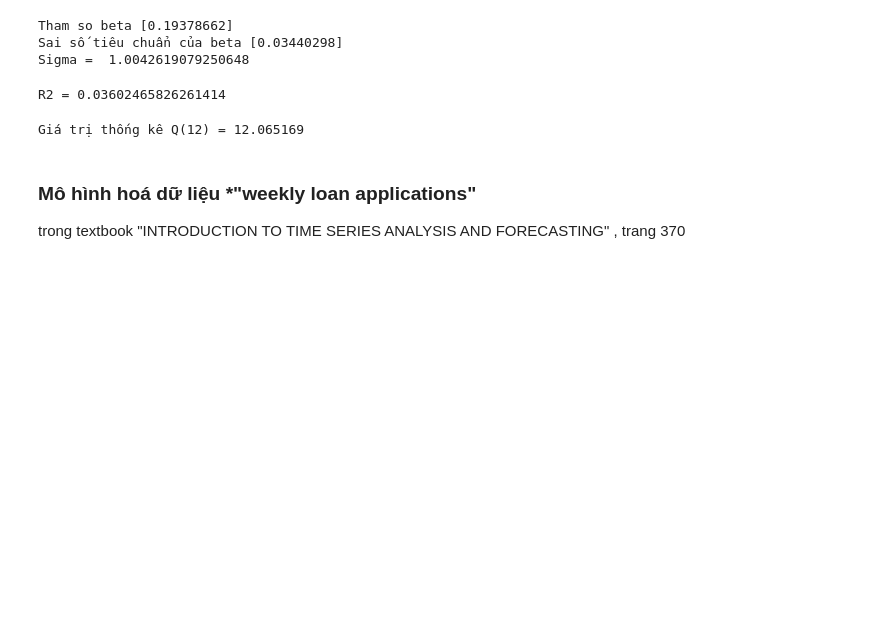
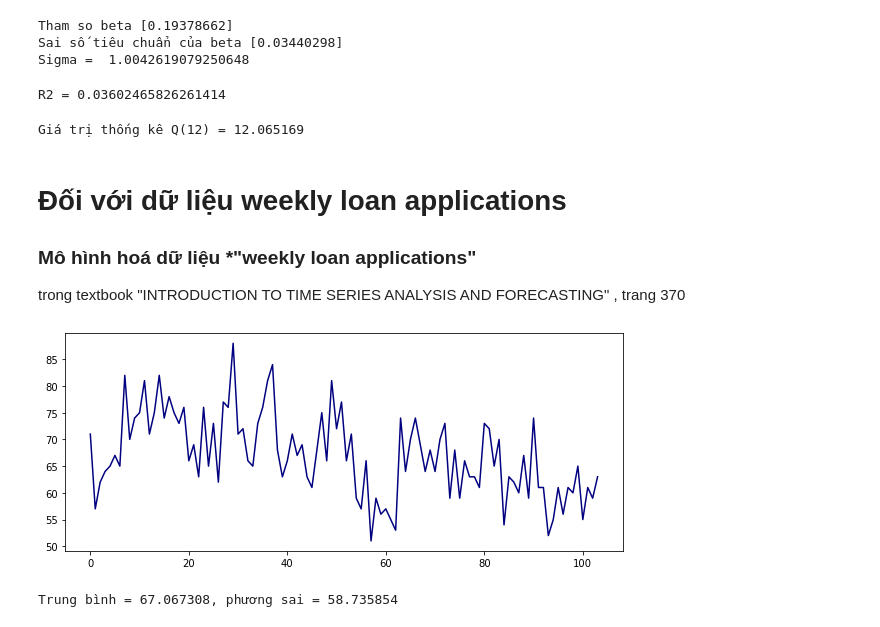
Before and after one commit to tranquocthien/Time-series-analysis, a Jupyter notebook: 3.mo-hinh-ARMA.ipynb, the cells around one changed output. Cells and saved outputs as stored; diff of their text form; code cells hidden in the pictures; blank space fills up the shorter version.

```diff
--- a/3.mo-hinh-ARMA.ipynb
+++ b/3.mo-hinh-ARMA.ipynb
@@ -359,6 +359,6 @@ print("Giá trị thống kê Q(%d) = %f" %(k,Qstat(e,k)))
 Giá trị thống kê Q(12) = 12.065169
 # %% [markdown]
 #
-#
+#  Đối với dữ liệu weekly loan applications
 ### Mô hình hoá dữ liệu *"weekly loan applications"
 trong textbook "INTRODUCTION TO TIME SERIES ANALYSIS AND FORECASTING" , trang 370
@@ -366,0 +365,18 @@ loan = pdf.read_excel('Loan')
+# %%
+# Đọc dữ liệu
+loan = pd.read_csv('data/370-forecasting-book.csv')
+y = loan['Applications'].values
+# Vẽ biểu đồ chỉ chuỗi số NAO
+plt.subplots(figsize = (10,4))
+plt.plot(y, color='navy')
+plt.show()
+# %% [output]
+[figure, added]
+# %%
+# Tính trung bình, phương sai của chuỗi yi
+T = len(y)
+ytb = y.mean()
+var_yt = np.sum((y-ytb)**2)/T
+print("Trung bình = %f, phương sai = %f" %(ytb, var_yt))
+# %% [output]
+Trung bình = 67.067308, phương sai = 58.735854
```
Also changed, not shown: parts of 11 cells of this notebook, 2 other files.
